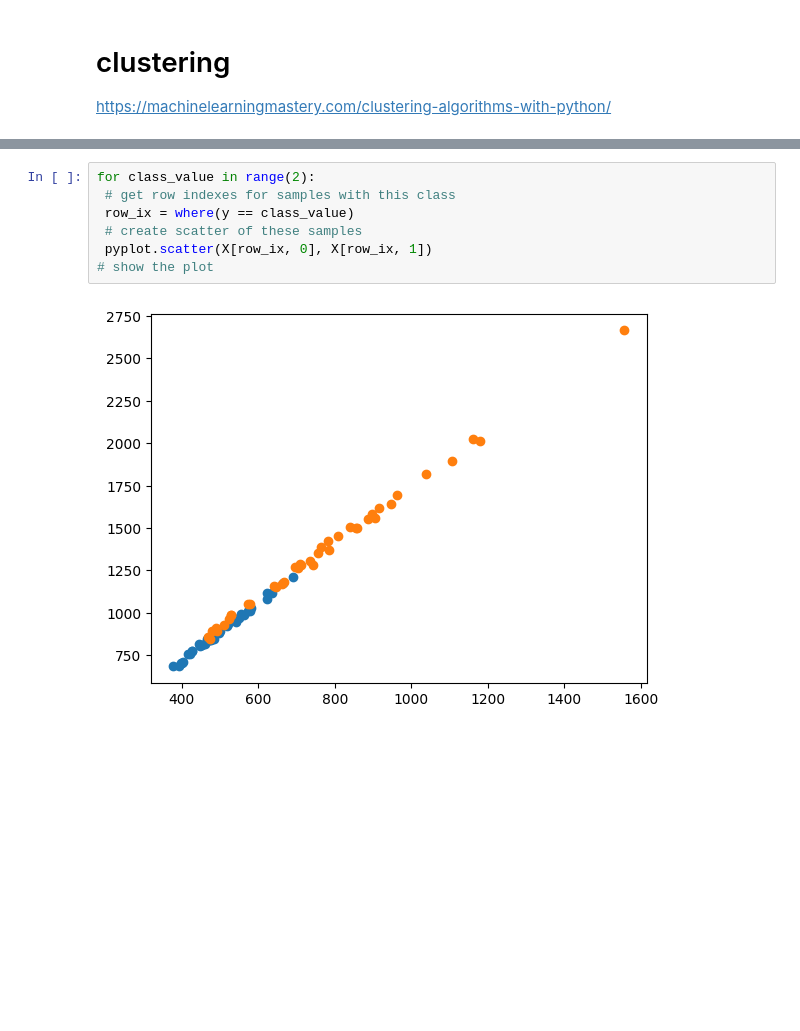
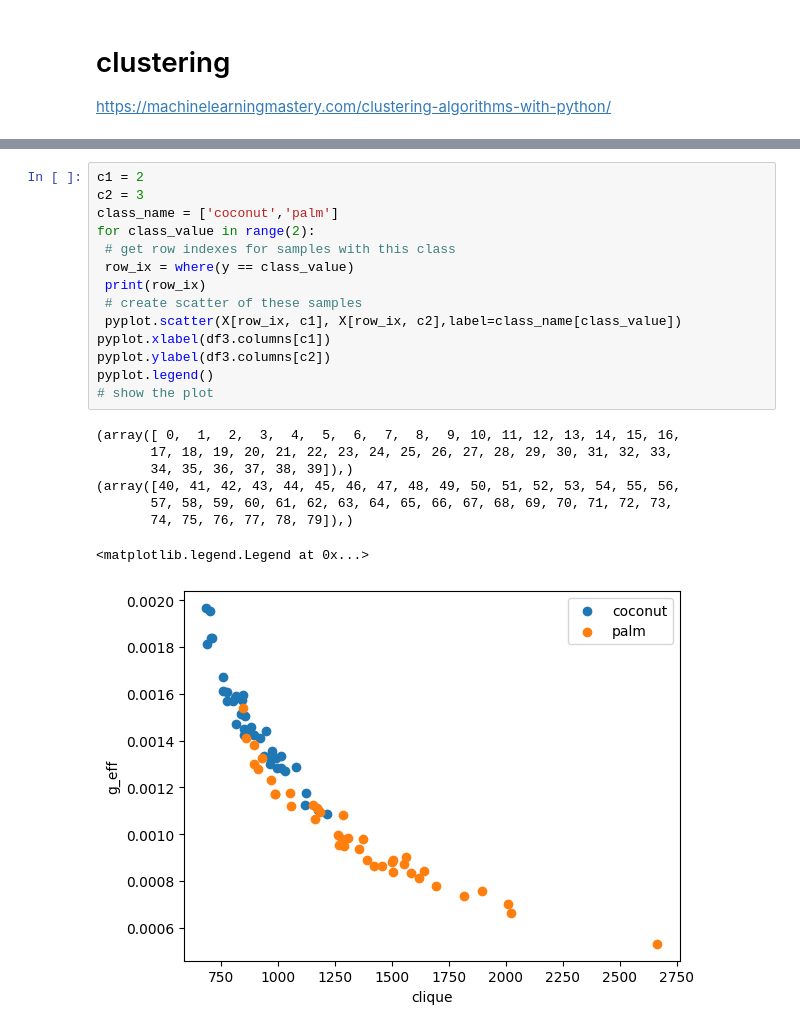
Before and after one commit to cchantra/3D-pointclouds, a Jupyter notebook: visualize_csv.ipynb, the cells around one changed output, grey strips where cells are left out. Cells and saved outputs as stored; diff of their text form; blank space fills up the shorter version.

```diff
--- a/visualize_csv.ipynb
+++ b/visualize_csv.ipynb
@@ -303,12 +327,26 @@ y =y.values
 # %%
+c1 = 2
+c2 = 3
+class_name = ['coconut','palm']
 for class_value in range(2):
  # get row indexes for samples with this class
  row_ix = where(y == class_value)
+ print(row_ix)
  # create scatter of these samples
- pyplot.scatter(X[row_ix, 0], X[row_ix, 1])
+ pyplot.scatter(X[row_ix, c1], X[row_ix, c2],label=class_name[class_value])
+pyplot.xlabel(df3.columns[c1])
+pyplot.ylabel(df3.columns[c2])
+pyplot.legend()
 # show the plot
 # %% [output]
+(array([ 0,  1,  2,  3,  4,  5,  6,  7,  8,  9, 10, 11, 12, 13, 14, 15, 16,
+       17, 18, 19, 20, 21, 22, 23, 24, 25, 26, 27, 28, 29, 30, 31, 32, 33,
+       34, 35, 36, 37, 38, 39]),)
+(array([40, 41, 42, 43, 44, 45, 46, 47, 48, 49, 50, 51, 52, 53, 54, 55, 56,
+       57, 58, 59, 60, 61, 62, 63, 64, 65, 66, 67, 68, 69, 70, 71, 72, 73,
+       74, 75, 76, 77, 78, 79]),)
+<matplotlib.legend.Legend at 0x...>
-[figure, old version]
+[figure, new version]
 # %%
 # agglomerative clustering
 from numpy import unique
```
Also changed, not shown: parts of 15 cells of this notebook, 1 other file.
